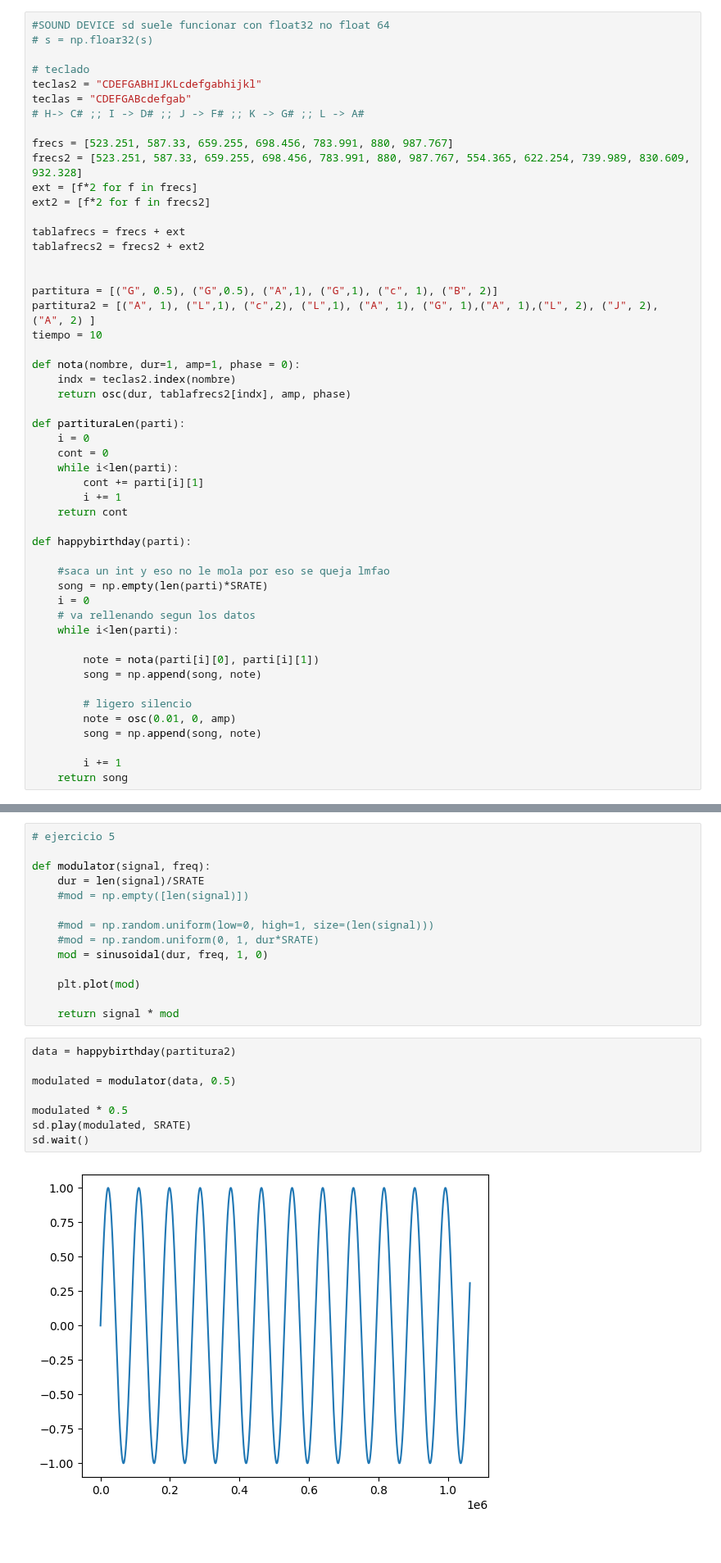
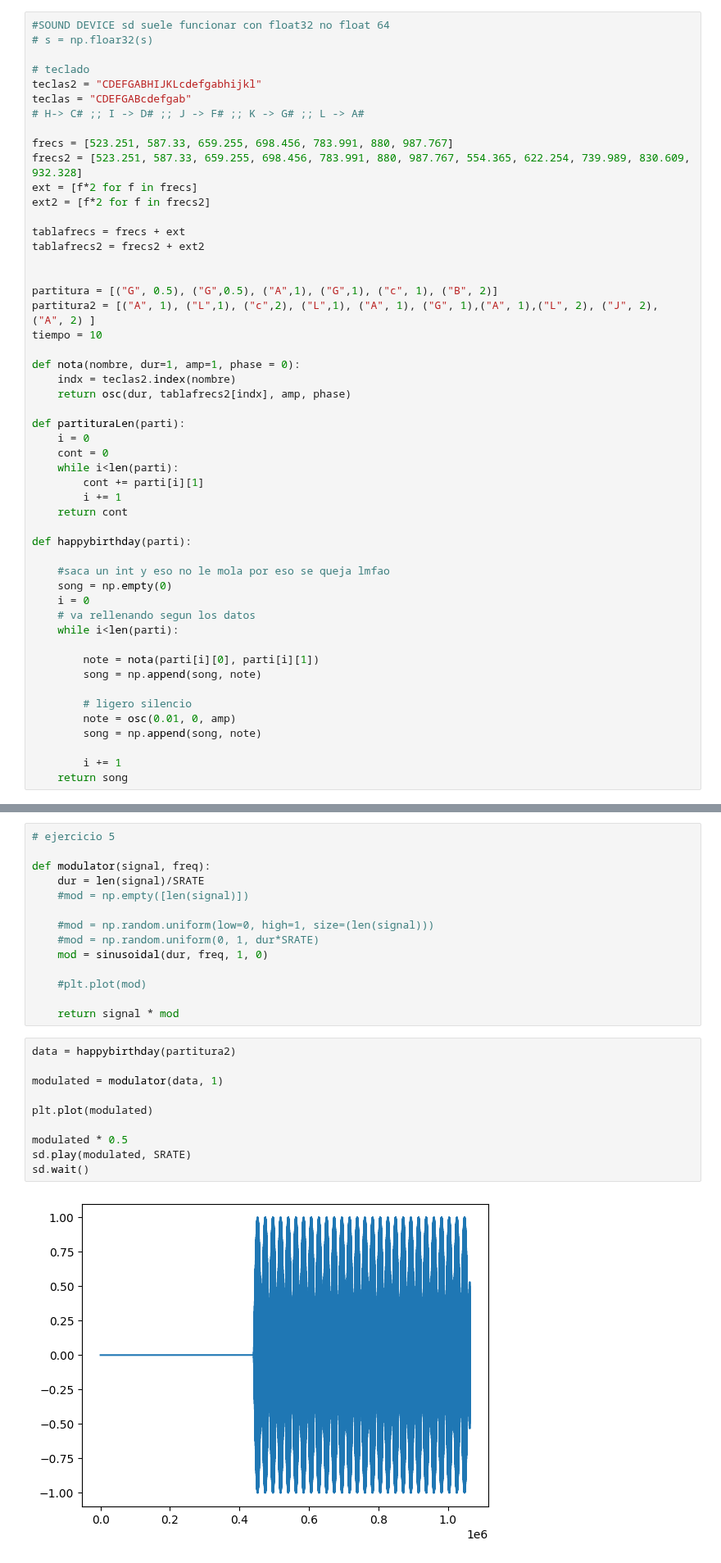
Before and after one commit to Adelpozo04/Informatica-Musical, a Jupyter notebook: Practica 1/p1.ipynb, the cells around one changed output, grey strips where cells are left out. Shown at 82% size. Cells and saved outputs as stored; diff of their text form.

```diff
--- a/Practica 1/p1.ipynb
+++ b/Practica 1/p1.ipynb
@@ -156,7 +156,7 @@ def partituraLen(parti):
 def happybirthday(parti):
 
     #saca un int y eso no le mola por eso se queja lmfao
-    song = np.empty(len(parti)*SRATE)
+    song = np.empty(0)
     i = 0
     # va rellenando segun los datos
     while i<len(parti):
@@ -187,19 +189,21 @@ def modulator(signal, freq):
     #mod = np.random.uniform(0, 1, dur*SRATE)
     mod = sinusoidal(dur, freq, 1, 0)
 
-    plt.plot(mod)
+    #plt.plot(mod)
 
     return signal * mod
 # %%
 data = happybirthday(partitura2)
 
-modulated = modulator(data, 0.5)
+modulated = modulator(data, 1)
+
+plt.plot(modulated)
 
 modulated * 0.5
 sd.play(modulated, SRATE)
 sd.wait()
 # %% [output]
-[figure, old version]
+[figure, new version]
 # %%
 # ejercicio 6
 
```
Also changed, not shown: parts of 2 cells of this notebook.
